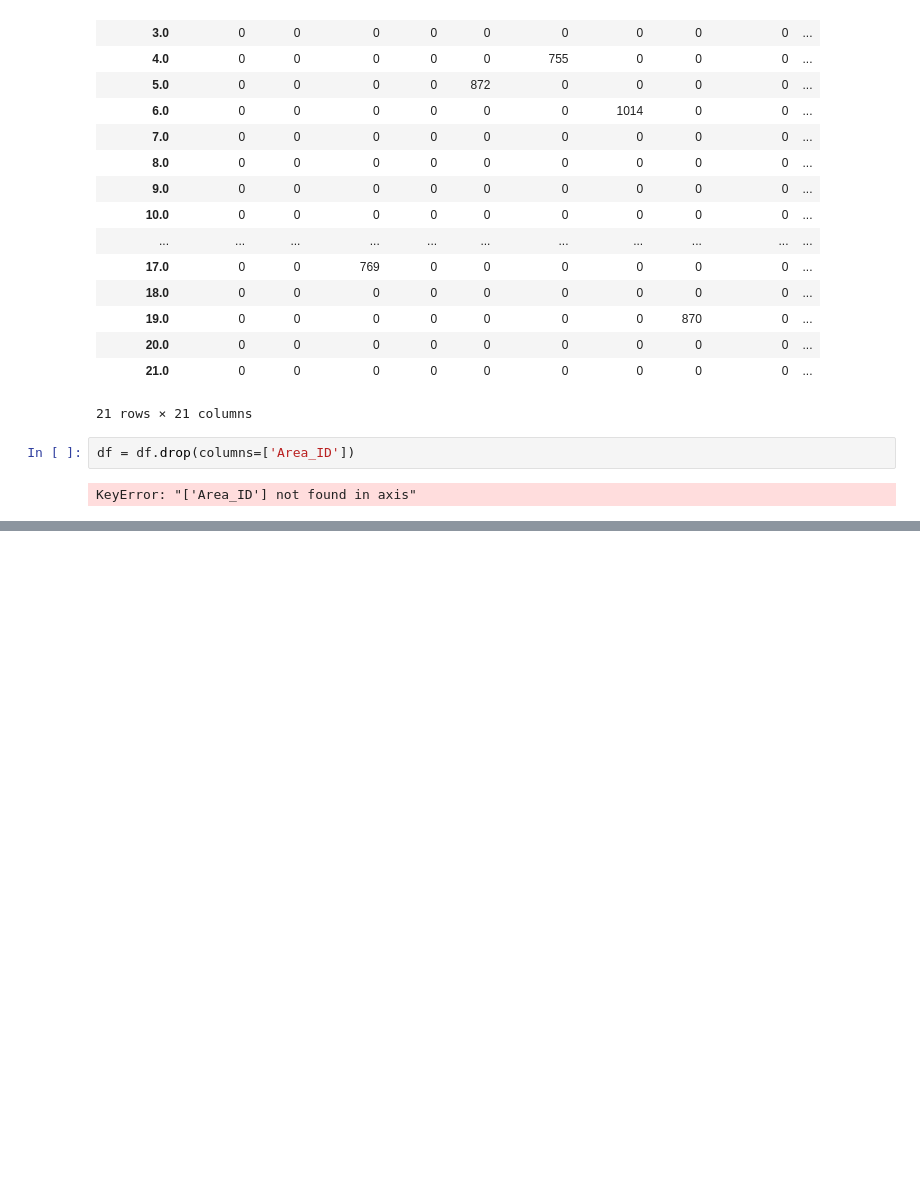
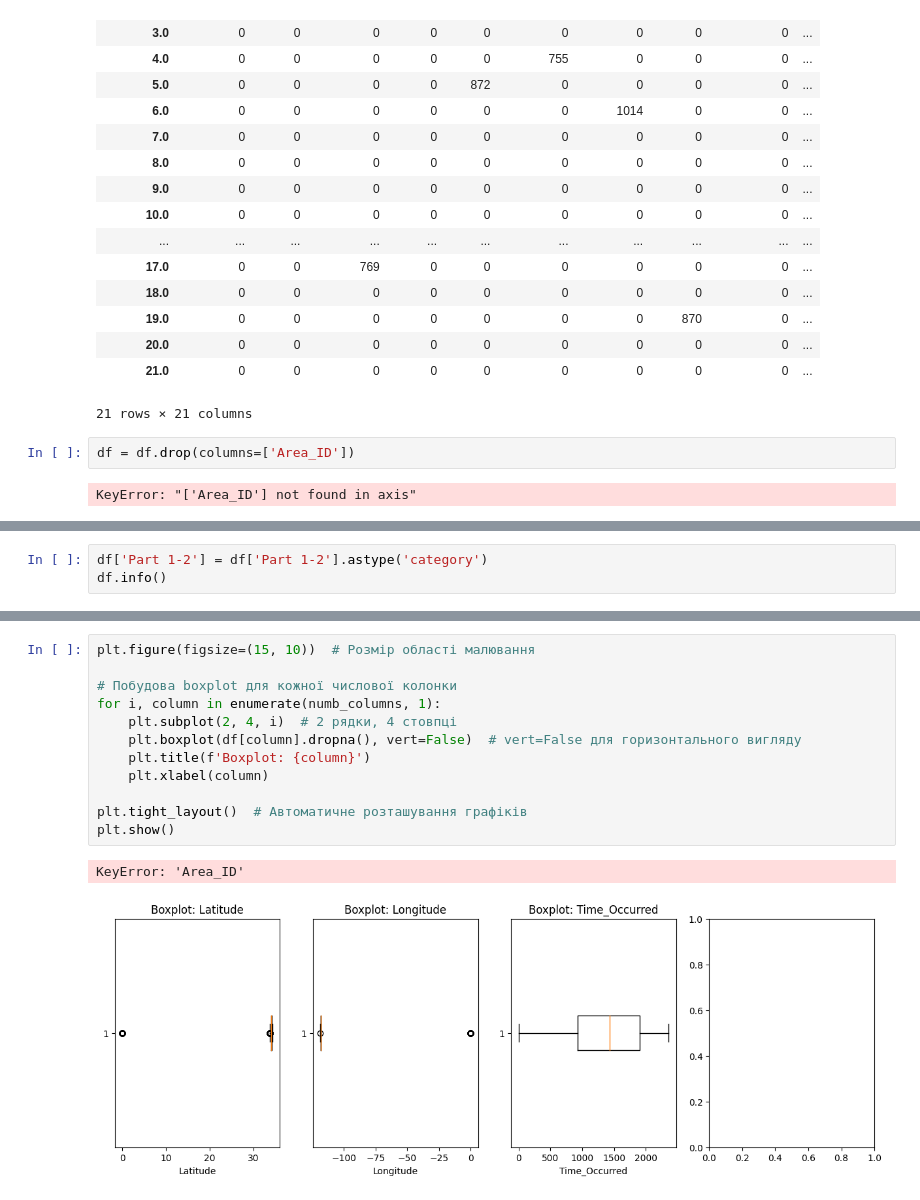
Before and after one commit to mssamoilenko/data_analysis_crime_samoilenko, a Jupyter notebook: data-analysis-crime-samoilenko2.ipynb, the cells around one changed output, grey strips where cells are left out. Drawn from its saved outputs; the diff is of its cells as text; blank space fills up the shorter version.

```diff
--- a/data-analysis-crime-samoilenko2.ipynb
+++ b/data-analysis-crime-samoilenko2.ipynb
@@ -217,0 +198,3 @@ part.head(20)
+# %%
+df['Part 1-2'] = df['Part 1-2'].astype('category')
+df.info()
@@ -217,0 +219,15 @@ part.head(20)
+# %%
+plt.figure(figsize=(15, 10))  # Розмір області малювання
+
+# Побудова boxplot для кожної числової колонки
+for i, column in enumerate(numb_columns, 1):
+    plt.subplot(2, 4, i)  # 2 рядки, 4 стовпці
+    plt.boxplot(df[column].dropna(), vert=False)  # vert=False для горизонтального вигляду
+    plt.title(f'Boxplot: {column}')
+    plt.xlabel(column)
+
+plt.tight_layout()  # Автоматичне розташування графіків
+plt.show()
+# %% [output]
+KeyError: 'Area_ID'
+[figure, added]
```
Also changed, not shown: parts of 8 cells of this notebook.
